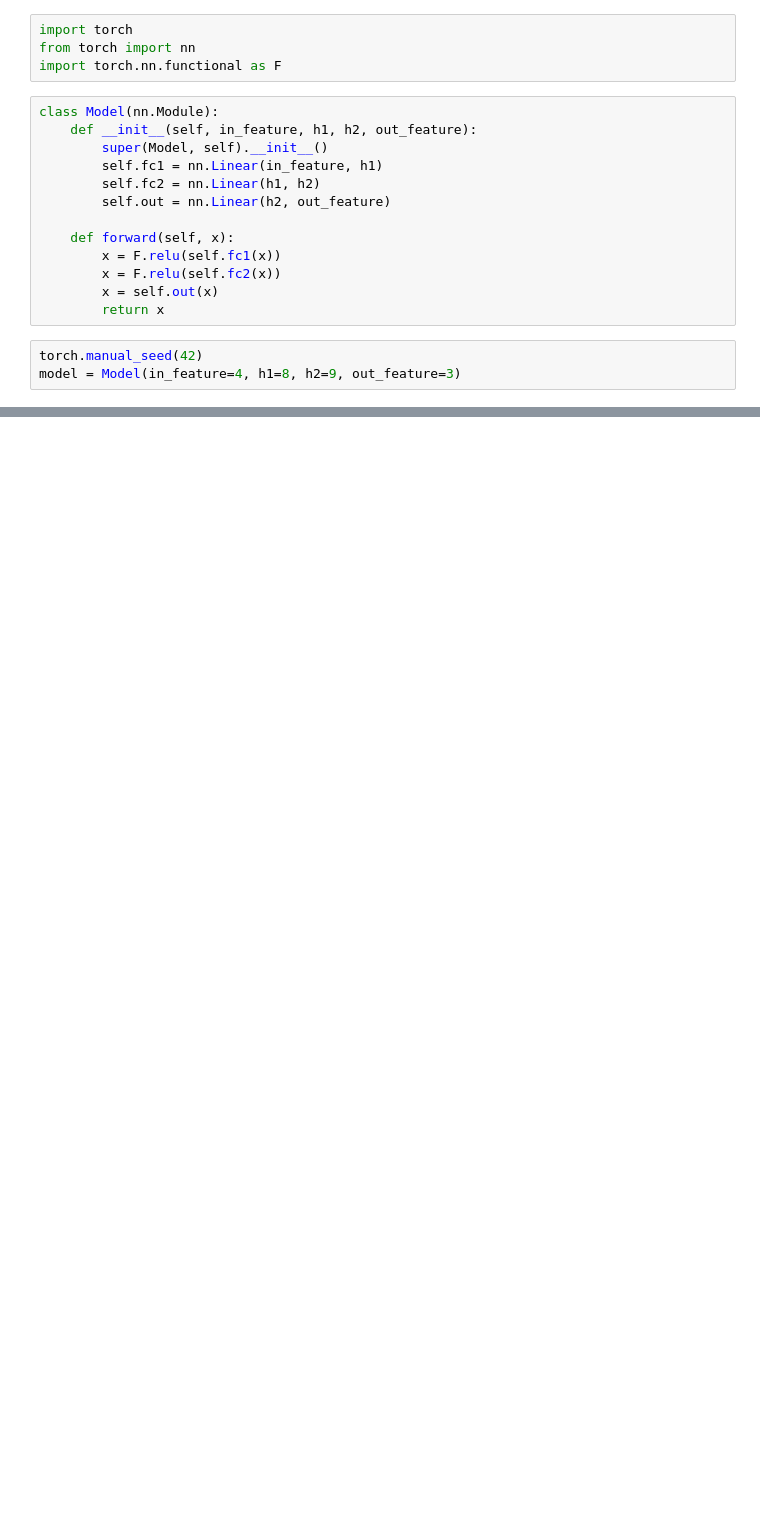
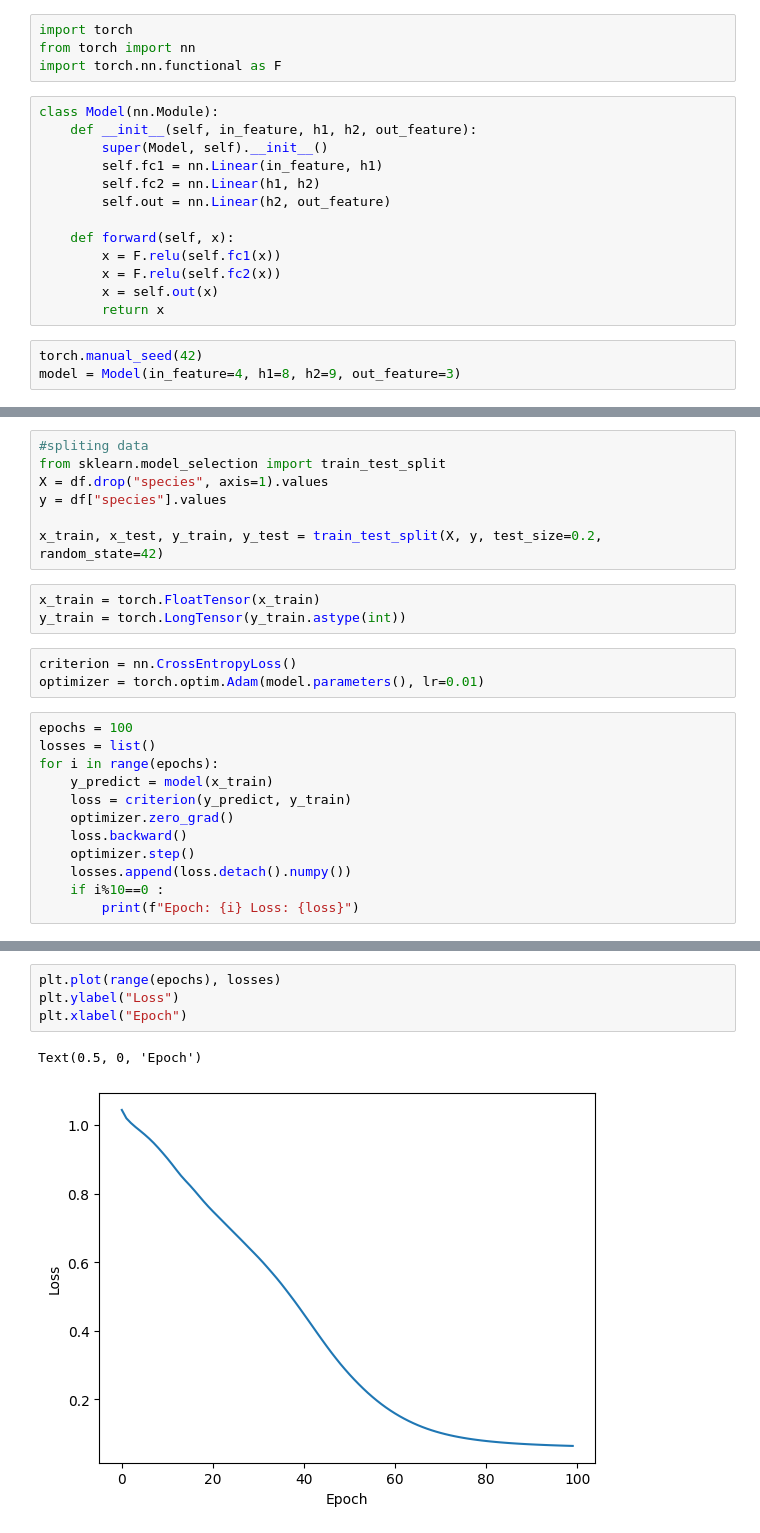
Before and after one commit to sajedefadaei/Pytorch-Tutorial, a Jupyter notebook: Simple_neural_networks.ipynb, the cells around one changed output, grey strips where cells are left out. Drawn from its saved outputs; the diff is of its cells as text; blank space fills up the shorter version.

```diff
--- a/Simple_neural_networks.ipynb
+++ b/Simple_neural_networks.ipynb
@@ -22,0 +61,25 @@ model = Model(in_feature=4, h1=8, h2=9, out_feature=3)
+# %%
+#spliting data
+from sklearn.model_selection import train_test_split
+X = df.drop("species", axis=1).values
+y = df["species"].values
+
+x_train, x_test, y_train, y_test = train_test_split(X, y, test_size=0.2, random_state=42)
+# %%
+x_train = torch.FloatTensor(x_train)
+y_train = torch.LongTensor(y_train.astype(int))
+# %%
+criterion = nn.CrossEntropyLoss()
+optimizer = torch.optim.Adam(model.parameters(), lr=0.01)
+# %%
+epochs = 100
+losses = list()
+for i in range(epochs):
+    y_predict = model(x_train)
+    loss = criterion(y_predict, y_train)
+    optimizer.zero_grad()
+    loss.backward()
+    optimizer.step()
+    losses.append(loss.detach().numpy())
+    if i%10==0 :
+        print(f"Epoch: {i} Loss: {loss}")
@@ -22,0 +97,7 @@ model = Model(in_feature=4, h1=8, h2=9, out_feature=3)
+# %%
+plt.plot(range(epochs), losses)
+plt.ylabel("Loss")
+plt.xlabel("Epoch")
+# %% [output]
+Text(0.5, 0, 'Epoch')
+[figure, added]
```
Also changed, not shown: parts of 12 cells of this notebook.
